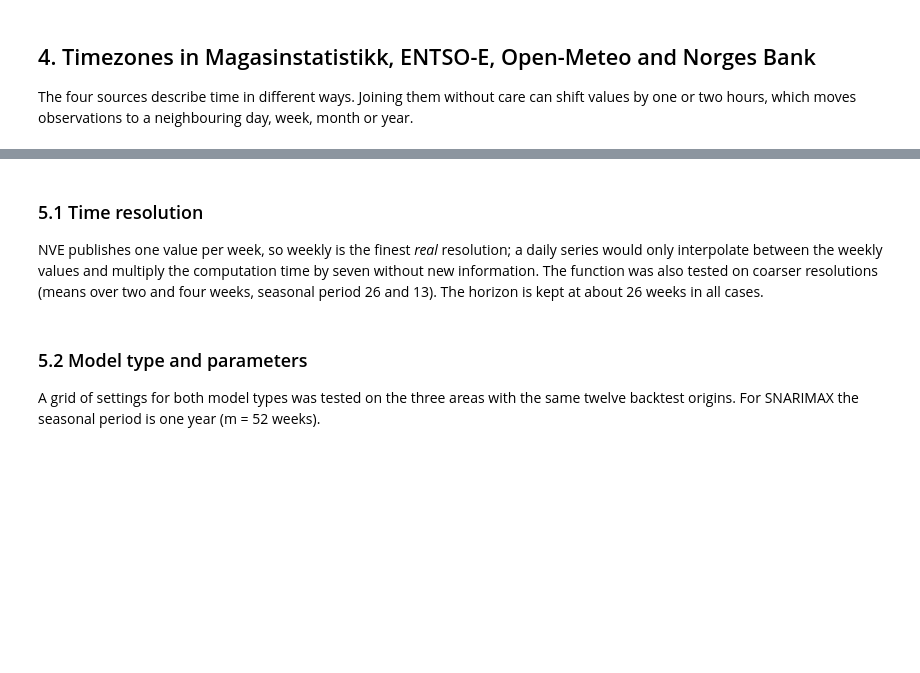
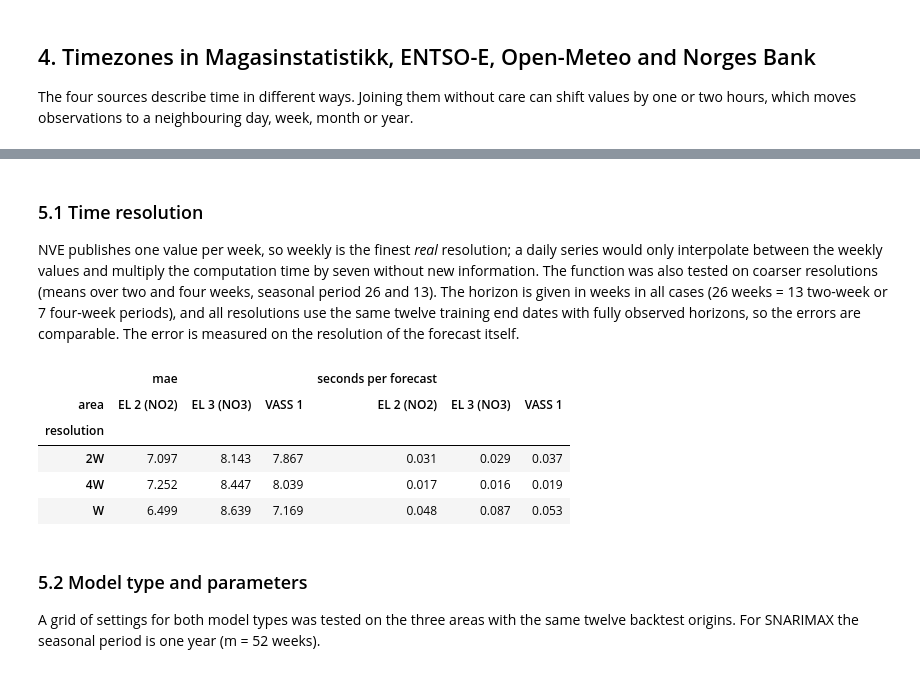
Before and after one commit to dano22222/dano22222, a Jupyter notebook: notebooks/IND320_Project(P4).ipynb, the cells around one changed output, grey strips where cells are left out. Drawn from its saved outputs; the diff is of its cells as text; code cells hidden in the pictures; blank space fills up the shorter version.

```diff
--- a/notebooks/IND320_Project(P4).ipynb
+++ b/notebooks/IND320_Project(P4).ipynb
@@ -211,17 +256,25 @@ plot_forecast(example, "NO3: dynamic forecast from 30 March 2025 (default settin
 # %% [markdown]
 ### 5.1 Time resolution
 
-NVE publishes one value per week, so weekly is the finest *real* resolution; a daily series would only interpolate between the weekly values and multiply the computation time by seven without new information. The function was also tested on coarser resolutions (means over two and four weeks, seasonal period 26 and 13). The horizon is kept at about 26 weeks in all cases.
+NVE publishes one value per week, so weekly is the finest *real* resolution; a daily series would only interpolate between the weekly values and multiply the computation time by seven without new information. The function was also tested on coarser resolutions (means over two and four weeks, seasonal period 26 and 13). The horizon is given in weeks in all cases (26 weeks = 13 two-week or 7 four-week periods), and all resolutions use the same twelve training end dates with fully observed horizons, so the errors are comparable. The error is measured on the resolution of the forecast itself.
 # %%
-#same model, three resolutions; time per forecast (three models: forecast, lower, upper) and mae
+#same model, three resolutions, the same twelve origins and the same 26 week horizon
+#(26 weekly, 13 two week or 7 four week periods); time per forecast covers three models: forecast, lower, upper
 rows = []
 for name, target in series.items():
-    for resolution, steps in [("W", 26), ("2W", 13), ("4W", 7)]:
-        table = backtest(target, horizon=steps, resolution=resolution)
+    for resolution in ["W", "2W", "4W"]:
+        table = backtest(target, horizon=HORIZON, resolution=resolution)
         rows.append({"area": name, "resolution": resolution, "mae": table.attrs["mean"]["mae"],
                      "coverage": table.attrs["mean"]["coverage"], "seconds per forecast": table.seconds.mean()})
 resolution_table = pd.DataFrame(rows)
 display(resolution_table.pivot(index="resolution", columns="area", values=["mae", "seconds per forecast"]).round(3))
+# %% [output]
+|  | mae |  |  | seconds per forecast |  |  |
+| area | EL 2 (NO2) | EL 3 (NO3) | VASS 1 | EL 2 (NO2) | EL 3 (NO3) | VASS 1 |
+| resolution |  |  |  |  |  |  |
+| 2W | 7.097 | 8.143 | 7.867 | 0.031 | 0.029 | 0.037 |
+| 4W | 7.252 | 8.447 | 8.039 | 0.017 | 0.016 | 0.019 |
+| W | 6.499 | 8.639 | 7.169 | 0.048 | 0.087 | 0.053 |
 # %% [markdown]
 ### 5.2 Model type and parameters
 
```
Also changed, not shown: parts of 23 cells of this notebook, 8 other files.
